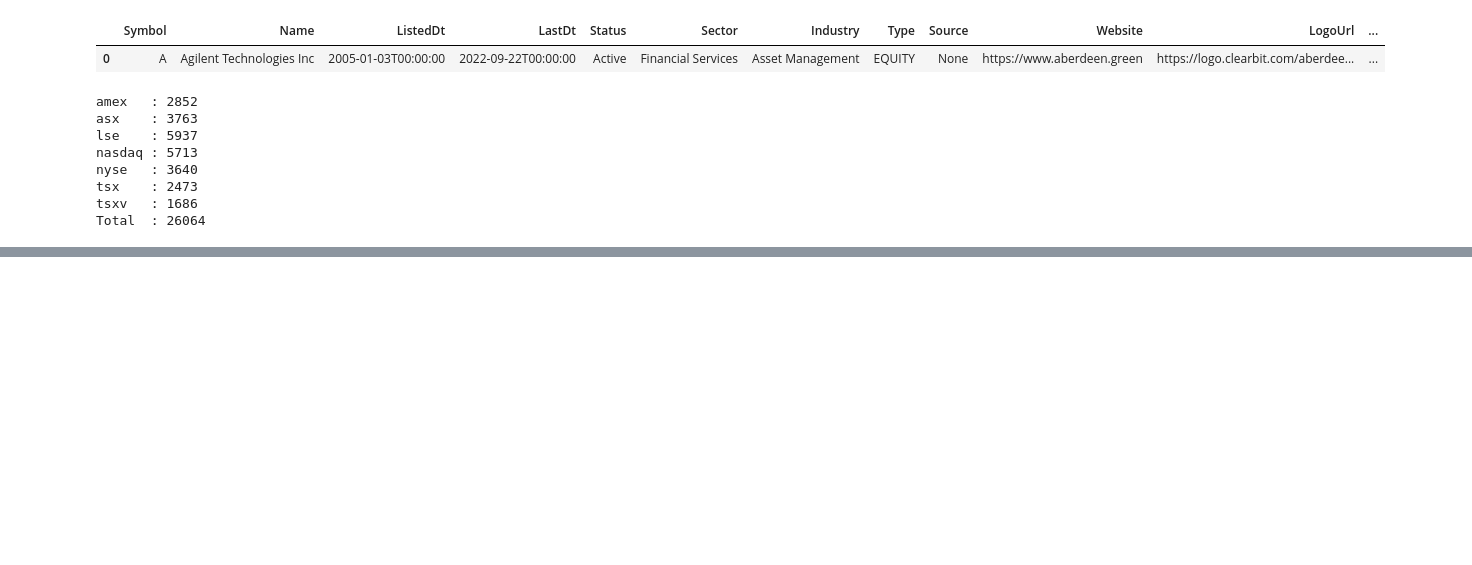
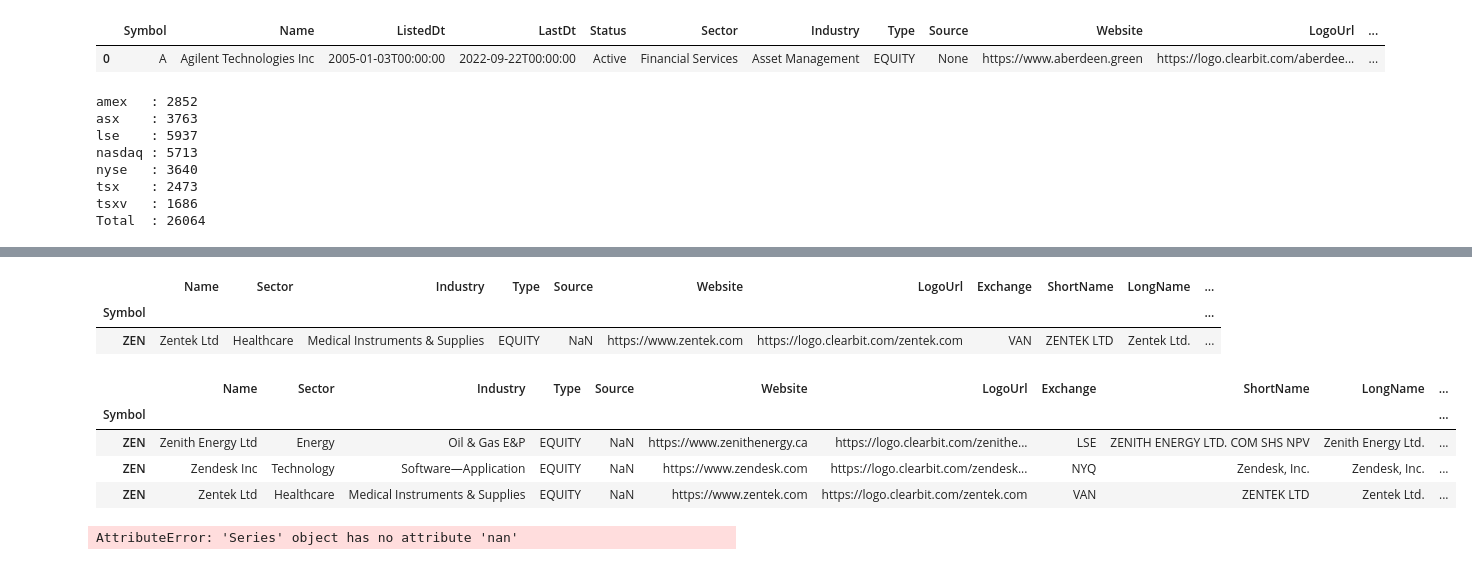
Before and after one commit to poivronjaune/oop_trading, a Jupyter notebook: new.ipynb, the cells around one changed output, grey strips where cells are left out. Cells and saved outputs as stored; diff of their text form; code cells hidden in the pictures; blank space fills up the shorter version.

```diff
--- a/new.ipynb
+++ b/new.ipynb
@@ -227,4 +227,4 @@ lse = pd.read_csv(f'{github}/lse.csv', index_col='Symbol')
 nasdaq = pd.read_csv(f'{github}/nasdaq.csv', index_col='Symbol')
 nyse = pd.read_csv(f'{github}/nyse.csv', index_col='Symbol')
 tsx = pd.read_csv(f'{github}/tsx.csv', index_col='Symbol')
-tsxv = pd.read_csv(f'{github}/tsxv.csv')
+tsxv = pd.read_csv(f'{github}/tsxv.csv', index_col='Symbol')
@@ -259,0 +249,2 @@ tsxv.describe(include='all')
+# %%
+symbols = pd.concat([amex,asx,lse,nasdaq,nyse,tsx,tsxv])
@@ -259,0 +272,18 @@ tsxv.describe(include='all')
+# %%
+symbols.loc[symbols.YahooTicker == 'ZEN.V']
+# %% [output]
+|  | Name | Sector | Industry | Type | Source | Website | LogoUrl | Exchange | ShortName | LongName | ... |
+| Symbol |  |  |  |  |  |  |  |  |  |  | ... |
+| ZEN | Zentek Ltd | Healthcare | Medical Instruments & Supplies | EQUITY | NaN | https://www.zentek.com | https://logo.clearbit.com/zentek.com | VAN | ZENTEK LTD | Zentek Ltd. | ... |
+# %%
+symbols.loc[symbols.index == 'ZEN']
+# %% [output]
+|  | Name | Sector | Industry | Type | Source | Website | LogoUrl | Exchange | ShortName | LongName | ... |
+| Symbol |  |  |  |  |  |  |  |  |  |  | ... |
+| ZEN | Zenith Energy Ltd | Energy | Oil & Gas E&P | EQUITY | NaN | https://www.zenithenergy.ca | https://logo.clearbit.com/zenithe... | LSE | ZENITH ENERGY LTD. COM SHS NPV | Zenith Energy Ltd. | ... |
+| ZEN | Zendesk Inc | Technology | Software—Application | EQUITY | NaN | https://www.zendesk.com | https://logo.clearbit.com/zendesk... | NYQ | Zendesk, Inc. | Zendesk, Inc. | ... |
+| ZEN | Zentek Ltd | Healthcare | Medical Instruments & Supplies | EQUITY | NaN | https://www.zentek.com | https://logo.clearbit.com/zentek.com | VAN | ZENTEK LTD | Zentek Ltd. | ... |
+# %%
+symbols[symbols.YahooTicker.nan()]
+# %% [output]
+AttributeError: 'Series' object has no attribute 'nan'
```
Also changed, not shown: parts of 4 cells of this notebook.
